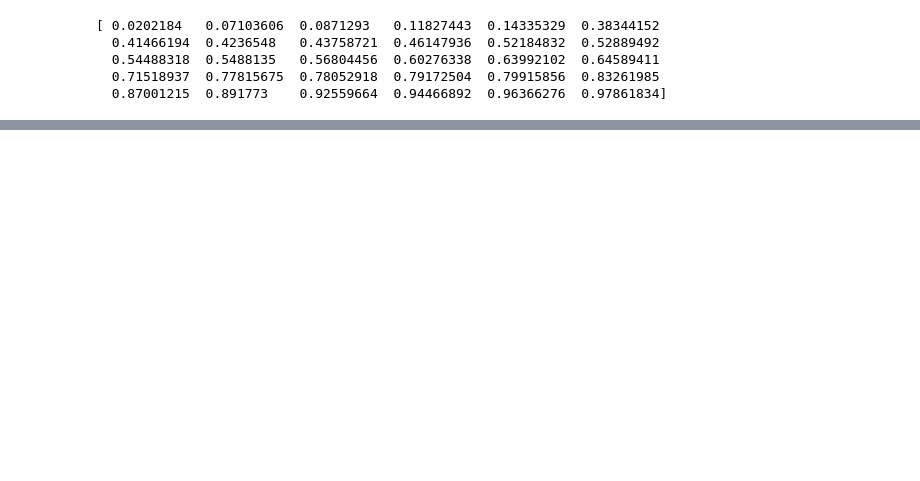
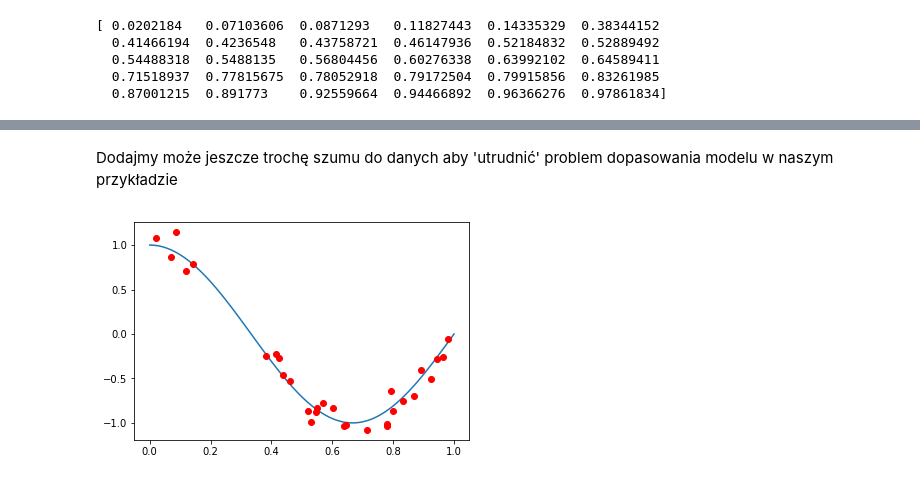
Before and after one commit to IS-UMK/datamining_tutorial, a Jupyter notebook: regresja.ipynb, the cells around one changed output, grey strips where cells are left out. Cells and saved outputs as stored; diff of their text form; code cells hidden in the pictures; blank space fills up the shorter version.

```diff
--- a/regresja.ipynb
+++ b/regresja.ipynb
@@ -24,0 +38,10 @@ print (X)
+# %% [markdown]
+Dodajmy może jeszcze trochę szumu do danych aby 'utrudnić' problem dopasowania modelu w naszym przykładzie
+# %%
+y = true_fun(X) + np.random.randn(n_samples) * 0.1
+
+plt.plot(X_range, true_fun(X_range))
+plt.plot(X, y, 'ro')
+plt.show()
+# %% [output]
+[figure, added]
```
Also changed, not shown: parts of 13 cells of this notebook.
